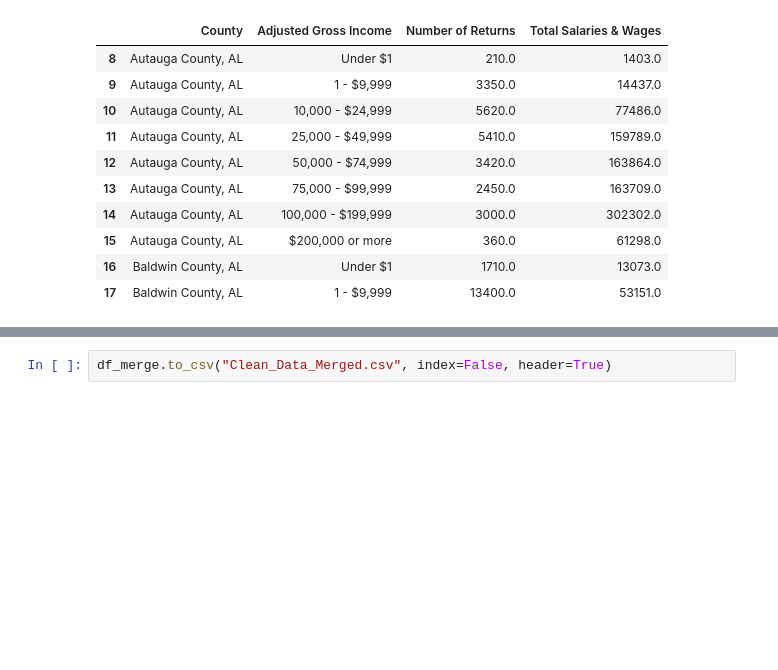
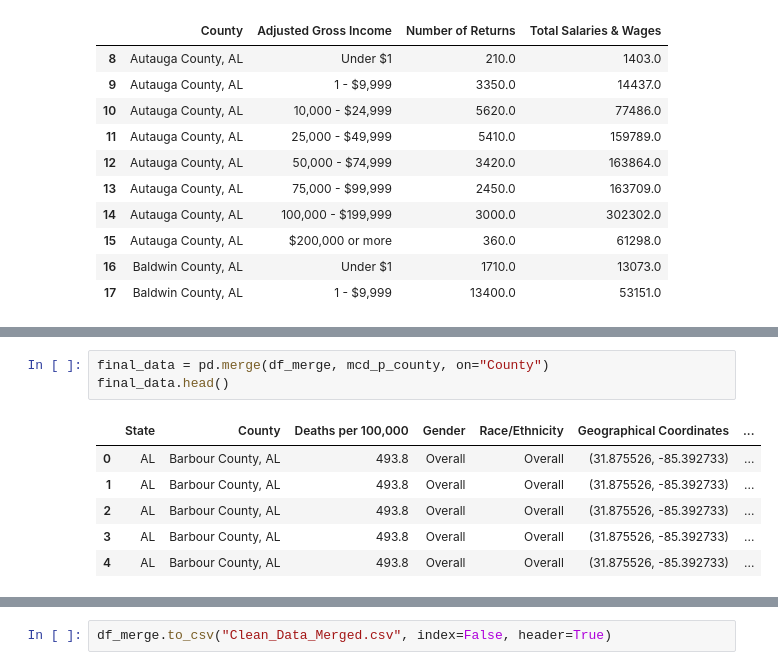
Before and after one commit to patrickmheembrock/ProjectRepo, a Jupyter notebook: DataClean.ipynb, the cells around one changed output, grey strips where cells are left out. Drawn from its saved outputs; the diff is of its cells as text; blank space fills up the shorter version.

```diff
--- a/DataClean.ipynb
+++ b/DataClean.ipynb
@@ -187,0 +247,10 @@ df_merge.head(10)
+# %%
+final_data = pd.merge(df_merge, mcd_p_county, on="County")
+final_data.head()
+# %% [output]
+|  | State | County | Deaths per 100,000 | Gender | Race/Ethnicity | Geographical Coordinates | ... |
+| 0 | AL | Barbour County, AL | 493.8 | Overall | Overall | (31.875526, -85.392733) | ... |
+| 1 | AL | Barbour County, AL | 493.8 | Overall | Overall | (31.875526, -85.392733) | ... |
+| 2 | AL | Barbour County, AL | 493.8 | Overall | Overall | (31.875526, -85.392733) | ... |
+| 3 | AL | Barbour County, AL | 493.8 | Overall | Overall | (31.875526, -85.392733) | ... |
+| 4 | AL | Barbour County, AL | 493.8 | Overall | Overall | (31.875526, -85.392733) | ... |
```
Also changed, not shown: parts of 9 cells of this notebook.
